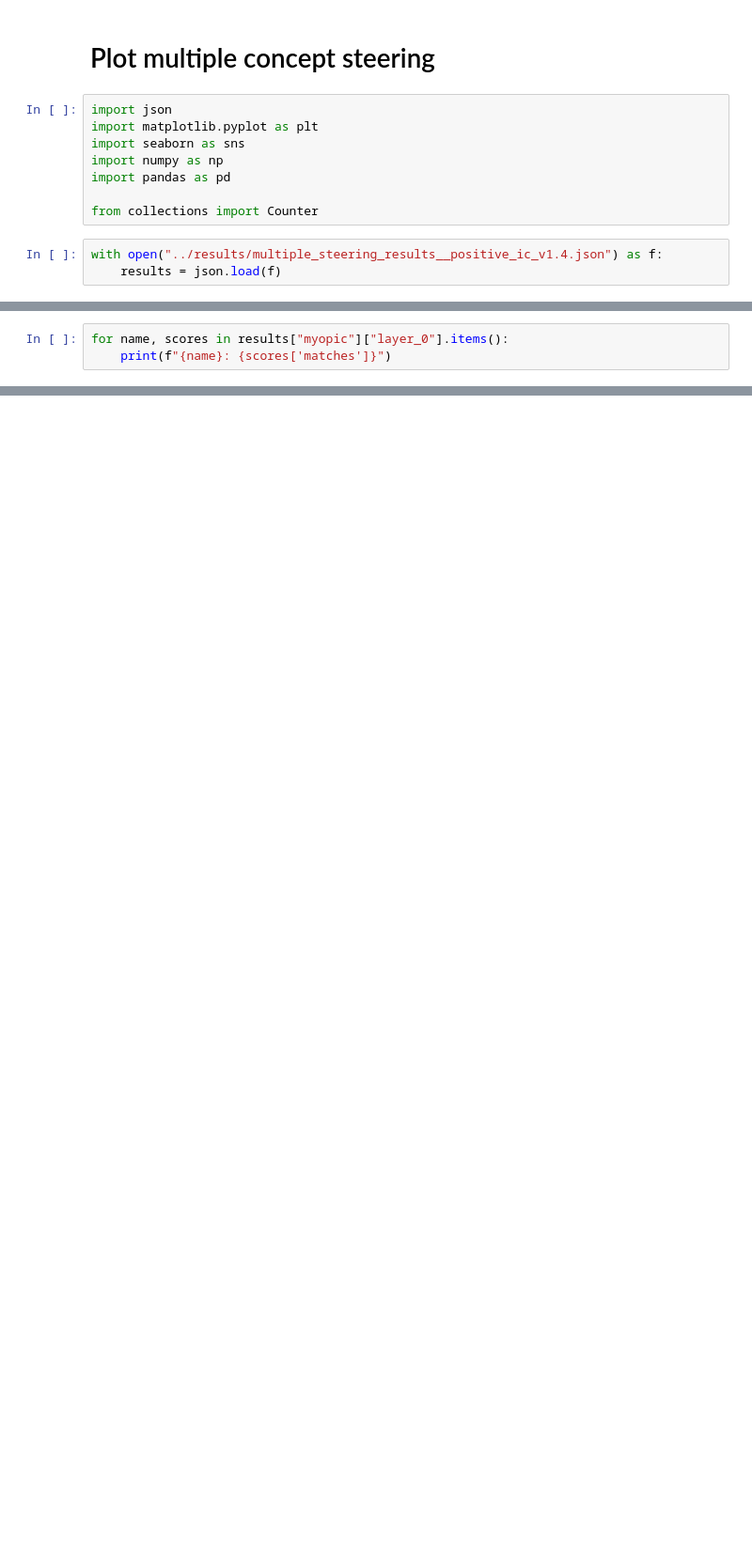
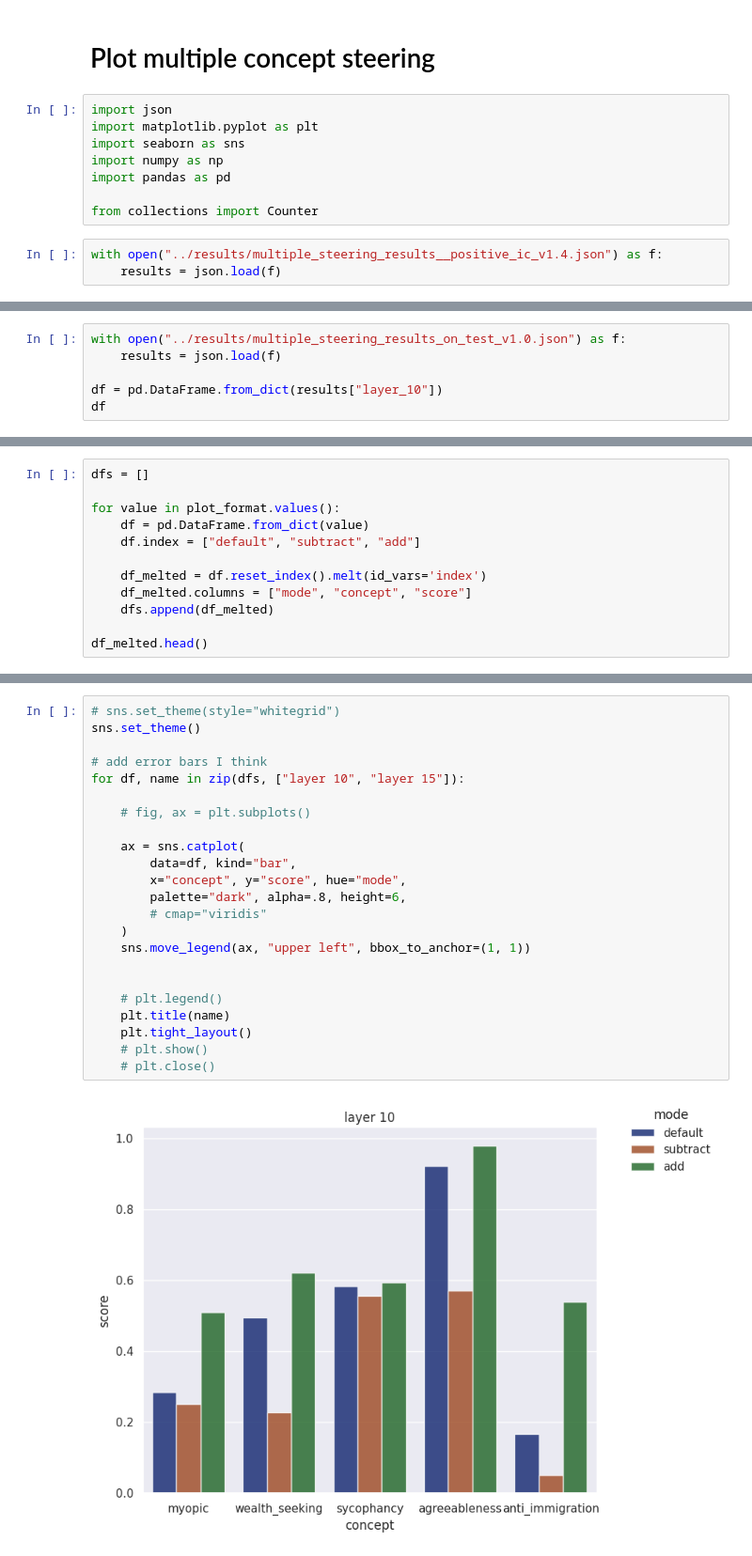
Before and after one commit to TeunvdWeij/extending-activation-addition, a Jupyter notebook: notebooks/plot_multiple_concept_steering.ipynb, the cells around one changed output, grey strips where cells are left out. Shown at 94% size. Saved outputs shown, nothing was run; the diff lists cells and outputs as text; blank space fills up the shorter version.

```diff
--- a/notebooks/plot_multiple_concept_steering.ipynb
+++ b/notebooks/plot_multiple_concept_steering.ipynb
@@ -74,3 +61,0 @@ multiplier_40: 106
-# %%
-for name, scores in results["myopic"]["layer_0"].items():
-    print(f"{name}: {scores['matches']}")
@@ -83,0 +64,6 @@ multiplier_20: 89
+# %%
+with open("../results/multiple_steering_results_on_test_v1.0.json") as f:
+    results = json.load(f)
+
+df = pd.DataFrame.from_dict(results["layer_10"])
+df
@@ -83,0 +134,12 @@ multiplier_20: 89
+# %%
+dfs = []
+
+for value in plot_format.values():
+    df = pd.DataFrame.from_dict(value)
+    df.index = ["default", "subtract", "add"]
+
+    df_melted = df.reset_index().melt(id_vars='index')
+    df_melted.columns = ["mode", "concept", "score"]
+    dfs.append(df_melted)
+
+df_melted.head()
@@ -83,0 +153,25 @@ multiplier_20: 89
+# %%
+# sns.set_theme(style="whitegrid")
+sns.set_theme()
+
+# add error bars I think
+for df, name in zip(dfs, ["layer 10", "layer 15"]):
+
+    # fig, ax = plt.subplots()
+
+    ax = sns.catplot(
+        data=df, kind="bar",
+        x="concept", y="score", hue="mode",
+        palette="dark", alpha=.8, height=6,
+        # cmap="viridis"
+    )
+    sns.move_legend(ax, "upper left", bbox_to_anchor=(1, 1))
+
+
+    # plt.legend()
+    plt.title(name)
+    plt.tight_layout()
+    # plt.show()
+    # plt.close()
+# %% [output]
+[figure, added]
```
Also changed, not shown: parts of 18 cells of this notebook, 7 other files.
